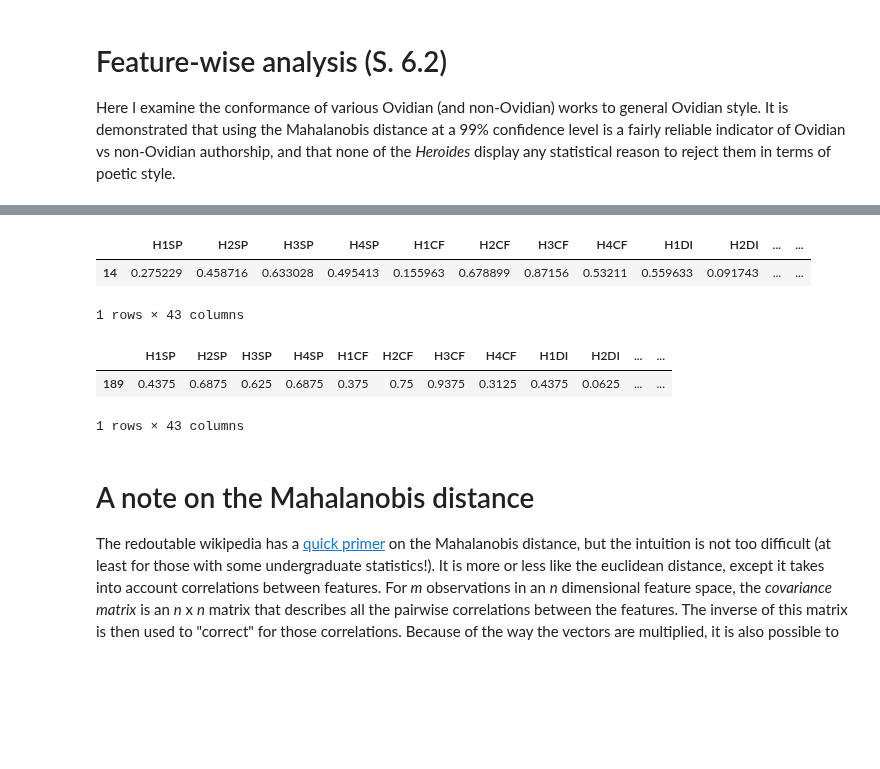
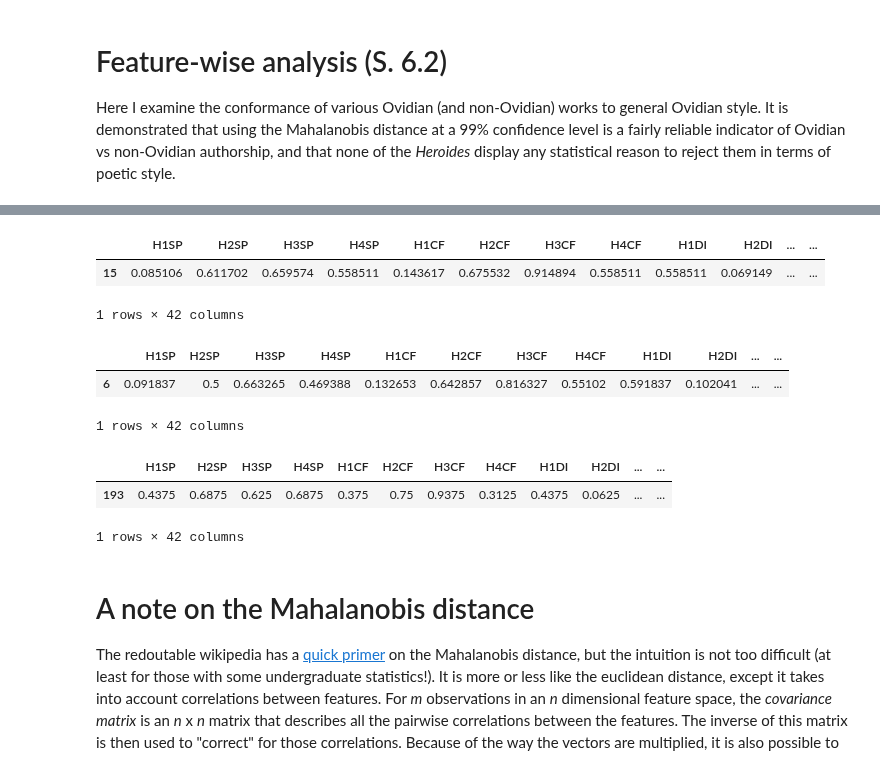
Before and after one commit to bnagy/nux-paper, a Jupyter notebook: repro/eleg_maha.ipynb, the cells around one changed output, grey strips where cells are left out. Cells and saved outputs as stored; diff of their text form; code cells hidden in the pictures; blank space fills up the shorter version.

```diff
--- a/repro/eleg_maha.ipynb
+++ b/repro/eleg_maha.ipynb
@@ -71,0 +19,6 @@ vecs_trim = elegy.vectorise_babs(trim)
+# %%
+vecs = pd.read_csv('elegy_poetic.csv',index_col=0)
+corpus = vecs[vecs['LEN']>=20].reset_index(drop=True)
+corpus = corpus.drop(['LEN'],axis=1)
+test_corpus = corpus[corpus.Author != 'ps-Ovid'].reset_index(drop=True)
+test_corpus
@@ -105,19 +258,26 @@ ovid_dist
 # %%
-ep15 = vecs_trim[vecs_trim.Poem=='Ep. 15'].drop(['Author','Work','Poem'],axis=1)
-ep15
+ep16 = test_corpus[test_corpus.Poem=='Ep. 16'].drop(['Author','Work','Poem'],axis=1)
+ep16
 # %% [output]
 |  | H1SP | H2SP | H3SP | H4SP | H1CF | H2CF | H3CF | H4CF | H1DI | H2DI | ... | ... |
-| 14 | 0.275229 | 0.458716 | 0.633028 | 0.495413 | 0.155963 | 0.678899 | 0.87156 | 0.53211 | 0.559633 | 0.091743 | ... | ... |
+| 15 | 0.085106 | 0.611702 | 0.659574 | 0.558511 | 0.143617 | 0.675532 | 0.914894 | 0.558511 | 0.558511 | 0.069149 | ... | ... |
-1 rows × 43 columns
+1 rows × 42 columns
+# %%
+ep7 = test_corpus[test_corpus.Poem=='Ep. 7'].drop(['Author','Work','Poem'],axis=1)
+ep7
+# %% [output]
+|  | H1SP | H2SP | H3SP | H4SP | H1CF | H2CF | H3CF | H4CF | H1DI | H2DI | ... | ... |
+| 6 | 0.091837 | 0.5 | 0.663265 | 0.469388 | 0.132653 | 0.642857 | 0.816327 | 0.55102 | 0.591837 | 0.102041 | ... | ... |
+1 rows × 42 columns
 # %%
 # A random poem to compare to Ovid
 
-prop3_10 = vecs_trim[vecs_trim.Poem=='Prop. 3 10'].drop(['Author','Work','Poem'],axis=1)
+prop3_10 = test_corpus[test_corpus.Poem=='Prop. 3 10'].drop(['Author','Work','Poem'],axis=1)
 prop3_10
 # %% [output]
 |  | H1SP | H2SP | H3SP | H4SP | H1CF | H2CF | H3CF | H4CF | H1DI | H2DI | ... | ... |
-| 189 | 0.4375 | 0.6875 | 0.625 | 0.6875 | 0.375 | 0.75 | 0.9375 | 0.3125 | 0.4375 | 0.0625 | ... | ... |
+| 193 | 0.4375 | 0.6875 | 0.625 | 0.6875 | 0.375 | 0.75 | 0.9375 | 0.3125 | 0.4375 | 0.0625 | ... | ... |
-1 rows × 43 columns
+1 rows × 42 columns
 # %% [markdown]
 # A note on the Mahalanobis distance
 
```
Also changed, not shown: parts of 33 cells of this notebook.
